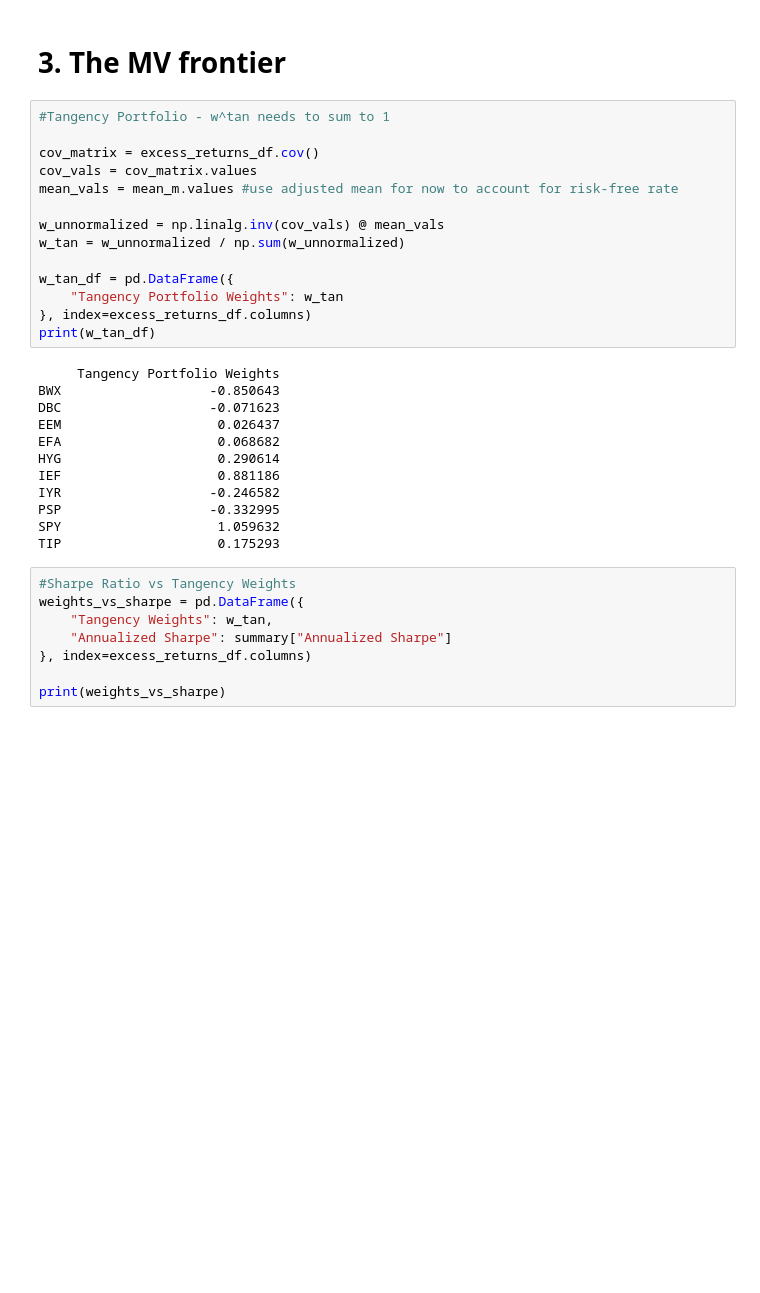
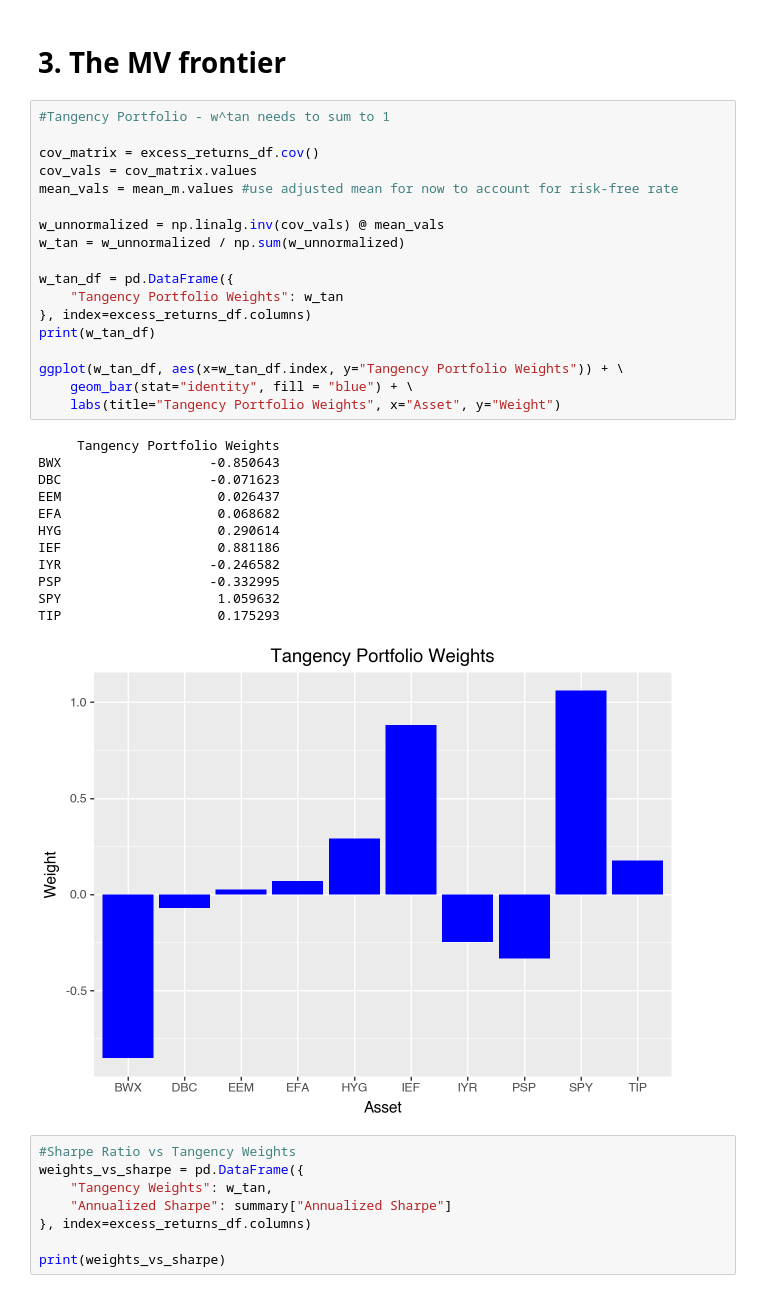
Before and after one commit to skajiyam/FINM-36700-Portfolio-and-Risk-Management, a Jupyter notebook: Harvard’s Endowment/2 Mean-Variance Optimization.ipynb, the cells around one changed output. Drawn from its saved outputs; the diff is of its cells as text; blank space fills up the shorter version.

```diff
--- a/Harvard’s Endowment/2 Mean-Variance Optimization.ipynb
+++ b/Harvard’s Endowment/2 Mean-Variance Optimization.ipynb
@@ -107,29 +108,34 @@ compare_df
 # %%
 #Tangency Portfolio - w^tan needs to sum to 1
 
 cov_matrix = excess_returns_df.cov()
 cov_vals = cov_matrix.values
 mean_vals = mean_m.values #use adjusted mean for now to account for risk-free rate
 
 w_unnormalized = np.linalg.inv(cov_vals) @ mean_vals
 w_tan = w_unnormalized / np.sum(w_unnormalized)
 
 w_tan_df = pd.DataFrame({
     "Tangency Portfolio Weights": w_tan
 }, index=excess_returns_df.columns)
 print(w_tan_df)
+
+ggplot(w_tan_df, aes(x=w_tan_df.index, y="Tangency Portfolio Weights")) + \
+    geom_bar(stat="identity", fill = "blue") + \
+    labs(title="Tangency Portfolio Weights", x="Asset", y="Weight")
 # %% [output]
      Tangency Portfolio Weights
 BWX                   -0.850643
 DBC                   -0.071623
 EEM                    0.026437
 EFA                    0.068682
 HYG                    0.290614
 IEF                    0.881186
 IYR                   -0.246582
 PSP                   -0.332995
 SPY                    1.059632
 TIP                    0.175293
+[figure, added]
 # %%
 #Sharpe Ratio vs Tangency Weights
 weights_vs_sharpe = pd.DataFrame({
```
Also changed, not shown: parts of 7 cells of this notebook.
